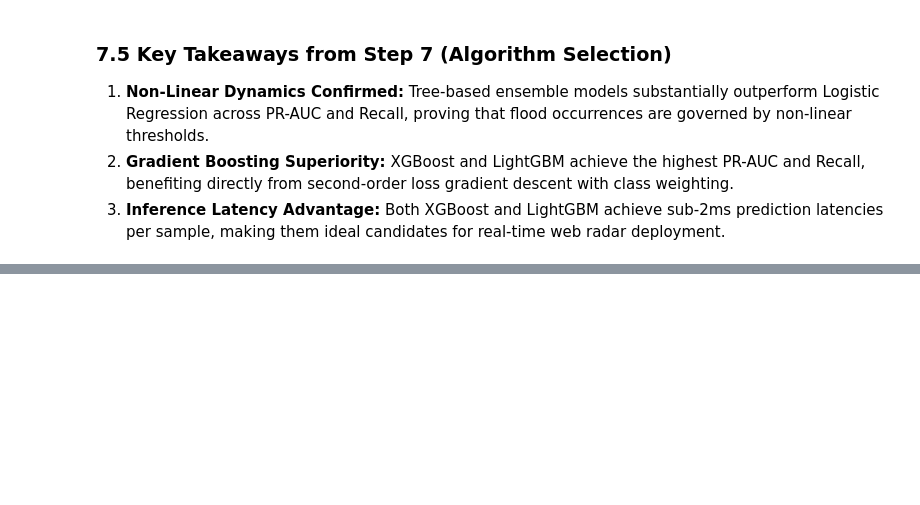
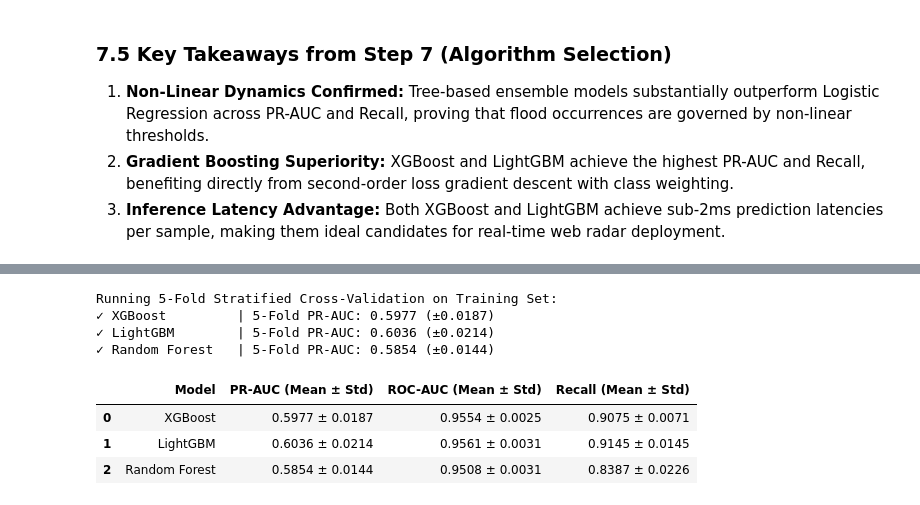
Before and after one commit to GamithaGimhana/FloodSentinel, a Jupyter notebook: notebooks/flood_prediction_sri_lanka.ipynb, the cells around one changed output, grey strips where cells are left out. Cells and saved outputs as stored; diff of their text form; code cells hidden in the pictures; blank space fills up the shorter version.

Commit message:
Apply stratified cross-validation to top models

```diff
--- a/notebooks/flood_prediction_sri_lanka.ipynb
+++ b/notebooks/flood_prediction_sri_lanka.ipynb
@@ -832,0 +839,60 @@ plt.show()
+# %%
+# 8.2 5-Fold Stratified Cross-Validation on Top Models
+from sklearn.model_selection import StratifiedKFold
+
+skf = StratifiedKFold(n_splits=5, shuffle=True, random_state=42)
+
+# Top models selected for cross-validation
+cv_models = {
+    "XGBoost": XGBClassifier(
+        n_estimators=150, max_depth=6, learning_rate=0.05,
+        scale_pos_weight=scale_pos_weight_val, eval_metric='logloss',
+        n_jobs=-1, random_state=42
+    ),
+    "LightGBM": LGBMClassifier(
+        n_estimators=150, max_depth=6, learning_rate=0.05,
+        scale_pos_weight=scale_pos_weight_val, n_jobs=-1, random_state=42, verbose=-1
+    ),
+    "Random Forest": RandomForestClassifier(
+        n_estimators=150, max_depth=12, class_weight='balanced', n_jobs=-1, random_state=42
+    )
+}
+
+cv_results = []
+print("Running 5-Fold Stratified Cross-Validation on Training Set:")
+
+for name, model in cv_models.items():
+    fold_pr_aucs = []
+    fold_roc_aucs = []
+    fold_recalls = []
+
+    for fold, (train_idx, val_idx) in enumerate(skf.split(X_train_proc, y_train), 1):
+        X_tr, X_va = X_train_proc[train_idx], X_train_proc[val_idx]
+        y_tr, y_va = y_train.iloc[train_idx], y_train.iloc[val_idx]
+
+        model.fit(X_tr, y_tr)
+        y_prob = model.predict_proba(X_va)[:, 1]
+        y_pred = (y_prob >= 0.5).astype(int)
+
+        fold_pr_aucs.append(average_precision_score(y_va, y_prob))
+        fold_roc_aucs.append(roc_auc_score(y_va, y_prob))
+        fold_recalls.append(recall_score(y_va, y_pred))
+
+    cv_results.append({
+        'Model': name,
+        'PR-AUC (Mean ± Std)': f"{np.mean(fold_pr_aucs):.4f} ± {np.std(fold_pr_aucs):.4f}",
+        'ROC-AUC (Mean ± Std)': f"{np.mean(fold_roc_aucs):.4f} ± {np.std(fold_roc_aucs):.4f}",
+        'Recall (Mean ± Std)': f"{np.mean(fold_recalls):.4f} ± {np.std(fold_recalls):.4f}"
+    })
+    print(f"✓ {name:15} | 5-Fold PR-AUC: {np.mean(fold_pr_aucs):.4f} (±{np.std(fold_pr_aucs):.4f})")
+
+pd.DataFrame(cv_results)
+# %% [output]
+Running 5-Fold Stratified Cross-Validation on Training Set:
+✓ XGBoost         | 5-Fold PR-AUC: 0.5977 (±0.0187)
+✓ LightGBM        | 5-Fold PR-AUC: 0.6036 (±0.0214)
+✓ Random Forest   | 5-Fold PR-AUC: 0.5854 (±0.0144)
+|  | Model | PR-AUC (Mean ± Std) | ROC-AUC (Mean ± Std) | Recall (Mean ± Std) |
+| 0 | XGBoost | 0.5977 ± 0.0187 | 0.9554 ± 0.0025 | 0.9075 ± 0.0071 |
+| 1 | LightGBM | 0.6036 ± 0.0214 | 0.9561 ± 0.0031 | 0.9145 ± 0.0145 |
+| 2 | Random Forest | 0.5854 ± 0.0144 | 0.9508 ± 0.0031 | 0.8387 ± 0.0226 |
```
Also changed, not shown: parts of 1 cell of this notebook.
